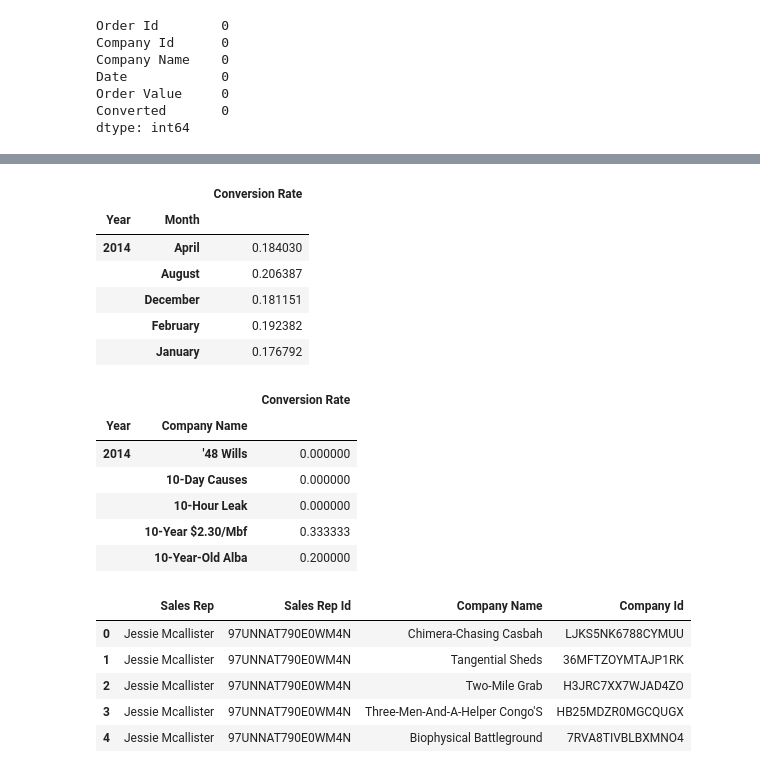
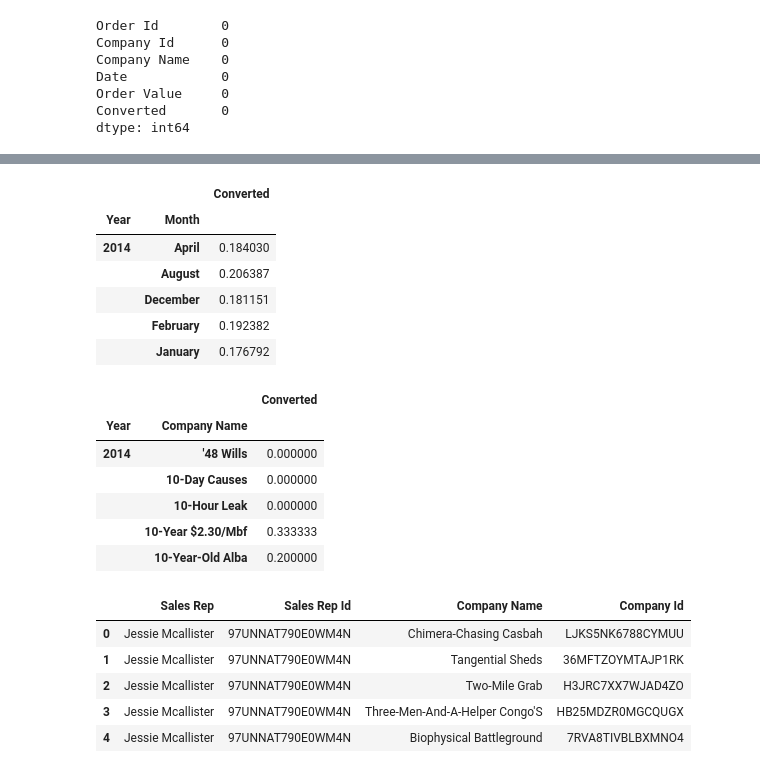
Before and after one commit to MEJillFarley/Supermarket-Ordering-Project-2, a Jupyter notebook: Supermarket.ipynb, the cells around one changed output, grey strips where cells are left out. Saved outputs shown, nothing was run; the diff lists cells and outputs as text; code cells hidden in the pictures.

```diff
--- a/Supermarket.ipynb
+++ b/Supermarket.ipynb
@@ -66,16 +66,18 @@ clean_df.head()
 # %%
 #groupby year, month, and percentage of converted orders
 year_month_df = (clean_df.groupby(["Year", "Month"])["Converted"].sum())/(clean_df.groupby(["Year", "Month"])["Converted"].count())
 new_df = pd.DataFrame([year_month_df])
 
 #transpose dataframe
 year_month_clean = new_df.T
 
 #rename converted column to conversion rate
-year_month_clean1 = year_month_clean.rename(columns = {"Converted" : 'Conversion Rate'})
-year_month_clean1.head()
+year_month_clean.rename(columns = {"Converted" : 'Conversion Rate'})
+year_month_clean.head()
+
+#year_month_clean.to_csv('Data_Folder')
 # %% [output]
-|  |  | Conversion Rate |
+|  |  | Converted |
 | Year | Month |  |
 | 2014 | April | 0.184030 |
 |  | August | 0.206387 |
@@ -91,10 +93,12 @@ company_name_df = pd.DataFrame([company_name_groupby])
 company_name_df_clean = company_name_df.T
 
 #rename converted column to conversion rate
-company_name_df_clean1 = company_name_df_clean.rename(columns = {"Converted" : "Conversion Rate"})
-company_name_df_clean1.head()
+company_name_df_clean.rename(columns = {"Converted" : "Conversion Rate"})
+company_name_df_clean.head()
+
+#company_name_df_clean.to_csv("Data_Folder")
 # %% [output]
-|  |  | Conversion Rate |
+|  |  | Converted |
 | Year | Company Name |  |
 | 2014 | '48 Wills | 0.000000 |
 |  | 10-Day Causes | 0.000000 |
```
Also changed, not shown: parts of 6 cells of this notebook.
